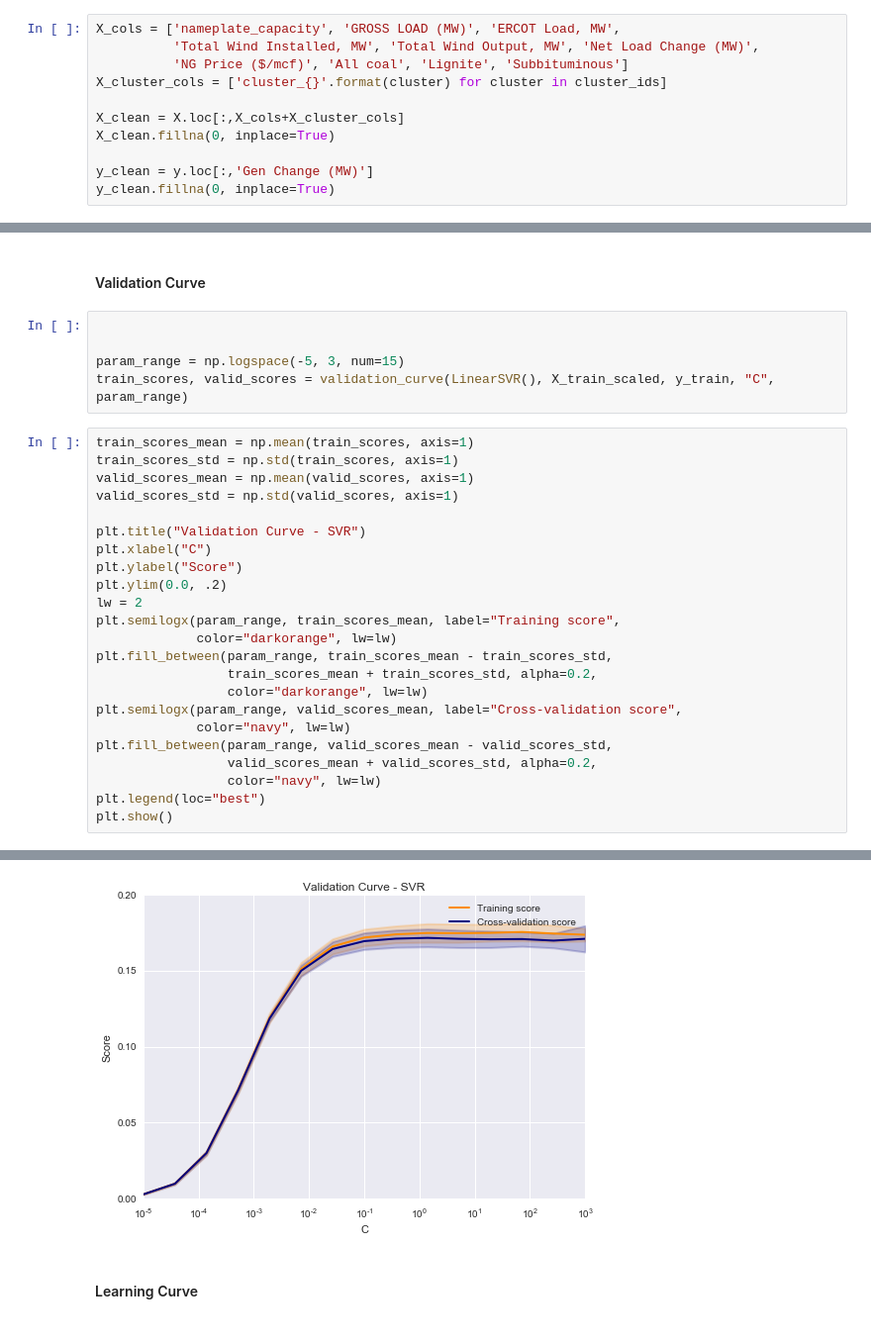
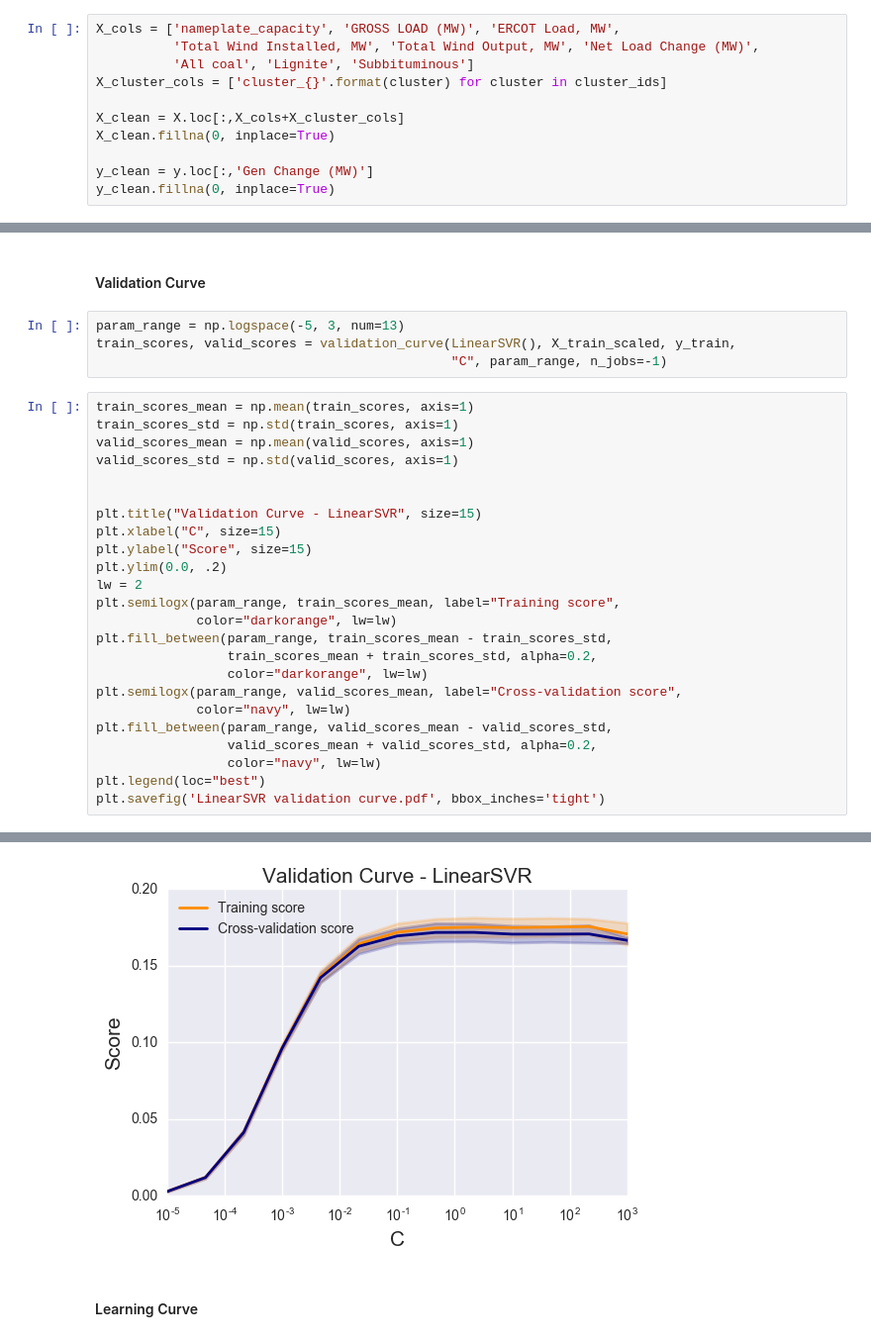
Before and after one commit to gschivley/ERCOT_power, a Jupyter notebook: Prediction model/Prediction models.ipynb, the cells around one changed output, grey strips where cells are left out. Shown: that part at 99% size. Cells and saved outputs as stored; diff of their text form.

```diff
--- a/Prediction model/Prediction models.ipynb
+++ b/Prediction model/Prediction models.ipynb
@@ -88,7 +88,7 @@ y.tail()
 # %%
 X_cols = ['nameplate_capacity', 'GROSS LOAD (MW)', 'ERCOT Load, MW',
           'Total Wind Installed, MW', 'Total Wind Output, MW', 'Net Load Change (MW)',
-          'NG Price ($/mcf)', 'All coal', 'Lignite', 'Subbituminous']
+          'All coal', 'Lignite', 'Subbituminous']
 X_cluster_cols = ['cluster_{}'.format(cluster) for cluster in cluster_ids]
 
 X_clean = X.loc[:,X_cols+X_cluster_cols]
@@ -198,19 +202,19 @@ Fitting 3 folds for each of 15 candidates, totalling 45 fits
 # %% [markdown]
 #### Validation Curve
 # %%
-
-
-param_range = np.logspace(-5, 3, num=15)
-train_scores, valid_scores = validation_curve(LinearSVR(), X_train_scaled, y_train, "C", param_range)
+param_range = np.logspace(-5, 3, num=13)
+train_scores, valid_scores = validation_curve(LinearSVR(), X_train_scaled, y_train,
+                                              "C", param_range, n_jobs=-1)
 # %%
 train_scores_mean = np.mean(train_scores, axis=1)
 train_scores_std = np.std(train_scores, axis=1)
 valid_scores_mean = np.mean(valid_scores, axis=1)
 valid_scores_std = np.std(valid_scores, axis=1)
 
-plt.title("Validation Curve - SVR")
-plt.xlabel("C")
-plt.ylabel("Score")
+
+plt.title("Validation Curve - LinearSVR", size=15)
+plt.xlabel("C", size=15)
+plt.ylabel("Score", size=15)
 plt.ylim(0.0, .2)
 lw = 2
 plt.semilogx(param_range, train_scores_mean, label="Training score",
@@ -224,5 +228,5 @@ plt.fill_between(param_range, valid_scores_mean - valid_scores_std,
                  valid_scores_mean + valid_scores_std, alpha=0.2,
                  color="navy", lw=lw)
 plt.legend(loc="best")
-plt.show()
+plt.savefig('LinearSVR validation curve.pdf', bbox_inches='tight')
 # %% [output]
@@ -229,3 +242,3 @@ plt.show()
-[figure, old version]
+[figure, new version]
 # %% [markdown]
 #### Learning Curve
```
Also changed, not shown: parts of 8 cells of this notebook, 2 other files.
